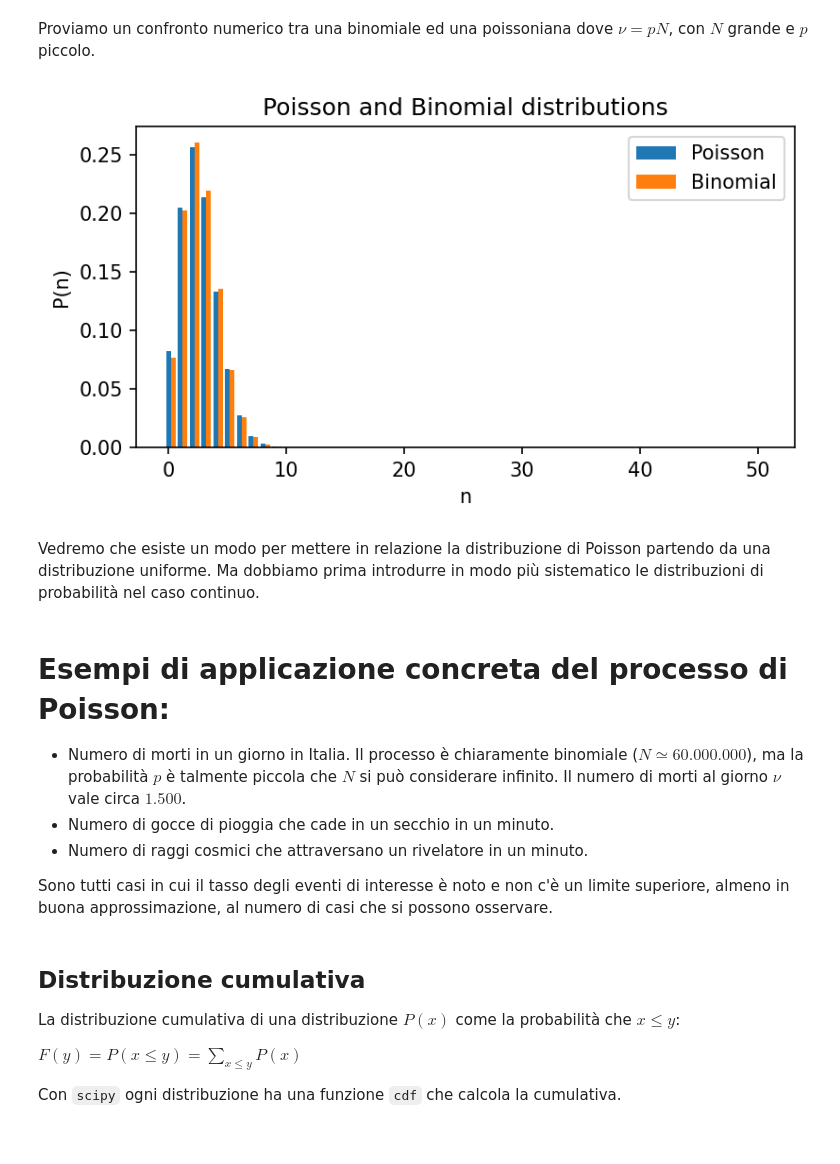
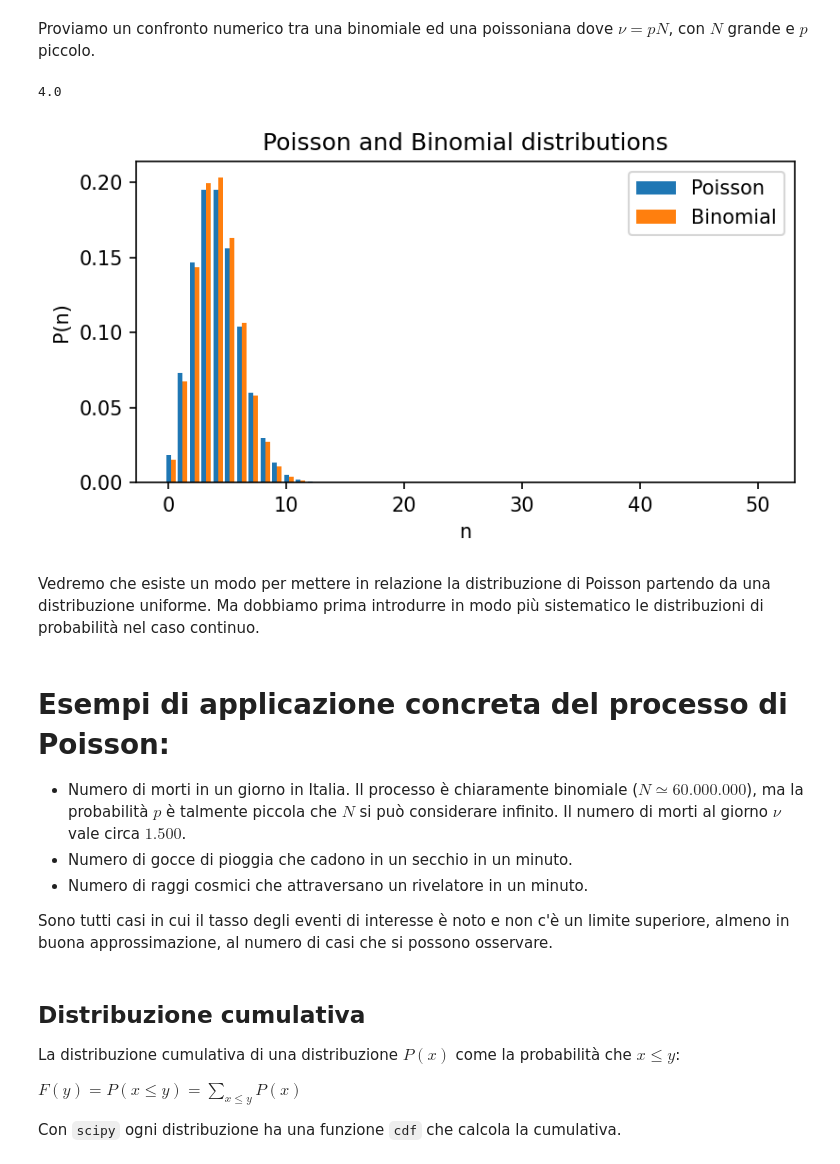
Before and after one commit to lucalista/analisi-dati-2023, a Jupyter notebook: 04.02.00__Alcune_distribuzioni_discrete.ipynb, the cells around one changed output. Drawn from its saved outputs; the diff is of its cells as text; code cells hidden in the pictures.

```diff
--- a/04.02.00__Alcune_distribuzioni_discrete.ipynb
+++ b/04.02.00__Alcune_distribuzioni_discrete.ipynb
@@ -287,31 +287,32 @@ plt.show()
 Proviamo un confronto numerico tra una binomiale ed una poissoniana dove $\nu=p N$, con $N$ grande e $p$ piccolo.
 # %%
 plt.figure(figsize=(6,3), dpi=150)
-p = 0.05
+p = 0.08
 N = 50
 nu = p*N
+print(nu)
 x = np.arange(N+1)
 y1 = [poisson.pmf(n, nu) for n in x]
 y2 = [binom.pmf(n, N, p) for n in x]
 width = 0.4
 plt.bar(x,y1,width,label='Poisson')
 plt.bar(x+width,y2,width,label='Binomial')
-#plt.yscale('log')
 plt.title('Poisson and Binomial distributions')
 plt.xlabel('n')
 plt.ylabel('P(n)')
 plt.legend()
 #plt.yscale('log')
 plt.show()
 # %% [output]
+4.0
-[figure, old version]
+[figure, new version]
 # %% [markdown]
 Vedremo che esiste un modo per mettere in relazione la distribuzione di Poisson partendo da una distribuzione uniforme.
 Ma dobbiamo prima introdurre in modo più sistematico le distribuzioni di probabilità nel caso continuo.
 # %% [markdown]
 # Esempi di applicazione concreta del processo di Poisson:
 * Numero di morti in un giorno in Italia. Il processo è chiaramente binomiale ($N\simeq 60.000.000$), ma la probabilità $p$ è talmente piccola che $N$ si può considerare infinito. Il numero di morti al giorno $\nu$ vale circa $1.500$.
-* Numero di gocce di pioggia che cade in un secchio in un minuto.
+* Numero di gocce di pioggia che cadono in un secchio in un minuto.
 * Numero di raggi cosmici che attraversano un rivelatore in un minuto.
 
 Sono tutti casi in cui il tasso degli eventi di interesse è noto e non c'è un limite superiore, almeno in buona approssimazione, al numero di casi che si possono osservare.
```
Also changed, not shown: parts of 3 cells of this notebook, 1 other file.
